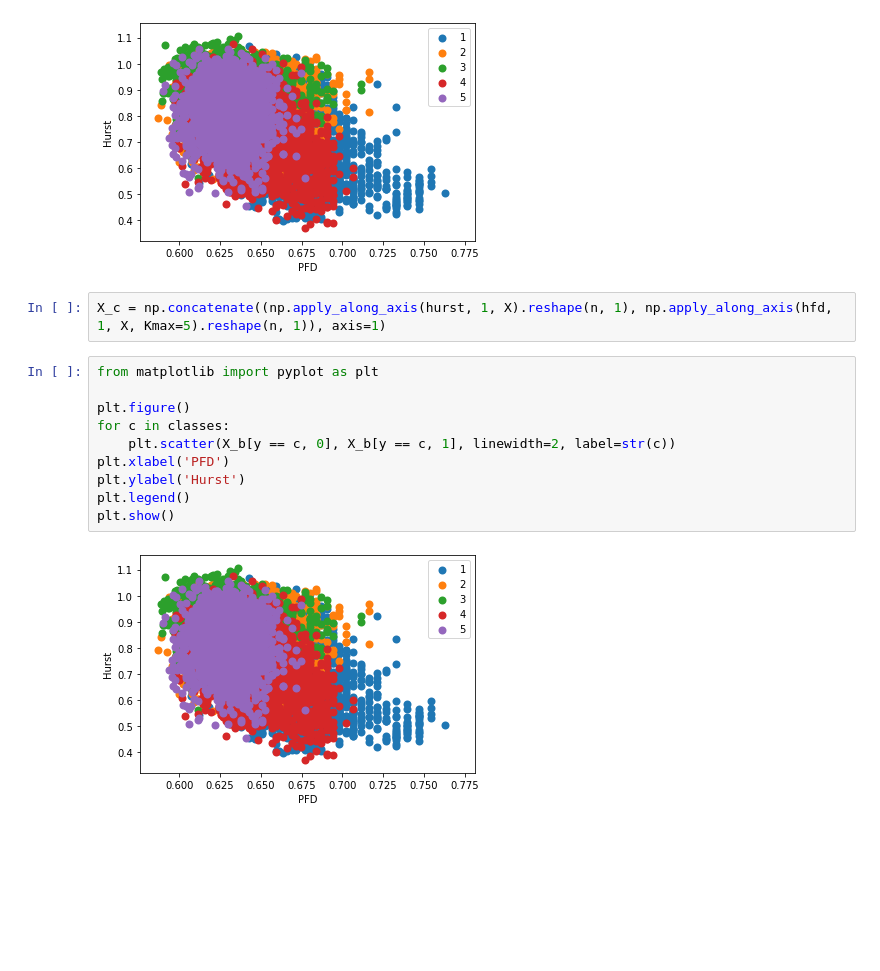
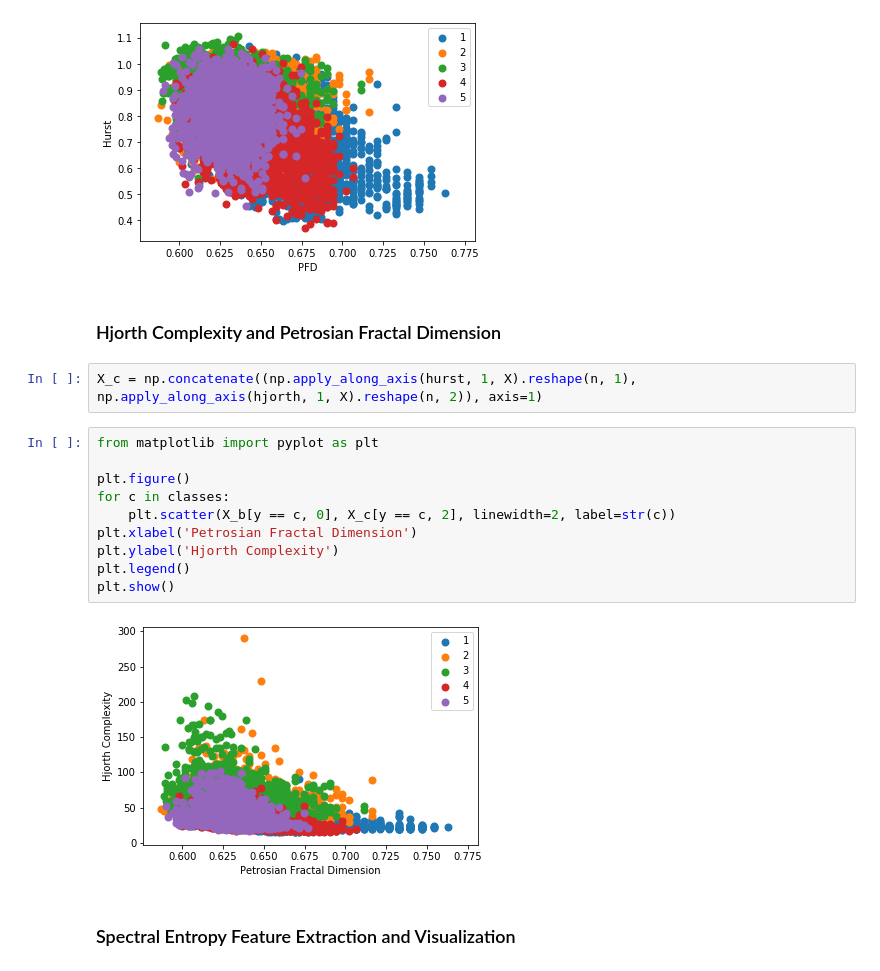
Before and after one commit to carolineh101/cs229-epilepsy, a Jupyter notebook: feature_engineering.ipynb, the cells around one changed output. Drawn from its saved outputs; the diff is of its cells as text; blank space fills up the shorter version.

Commit message:
More features extracted/visualized
Spectral Entropy for the win!

```diff
--- a/feature_engineering.ipynb
+++ b/feature_engineering.ipynb
@@ -42,17 +49,21 @@ plt.legend()
 plt.show()
 # %% [output]
 [figure]
+# %% [markdown]
+### Hjorth Complexity and Petrosian Fractal Dimension
 # %%
-X_c = np.concatenate((np.apply_along_axis(hurst, 1, X).reshape(n, 1), np.apply_along_axis(hfd, 1, X, Kmax=5).reshape(n, 1)), axis=1)
+X_c = np.concatenate((np.apply_along_axis(hurst, 1, X).reshape(n, 1), np.apply_along_axis(hjorth, 1, X).reshape(n, 2)), axis=1)
 # %%
 from matplotlib import pyplot as plt
 
 plt.figure()
 for c in classes:
-    plt.scatter(X_b[y == c, 0], X_b[y == c, 1], linewidth=2, label=str(c))
-plt.xlabel('PFD')
-plt.ylabel('Hurst')
+    plt.scatter(X_b[y == c, 0], X_c[y == c, 2], linewidth=2, label=str(c))
+plt.xlabel('Petrosian Fractal Dimension')
+plt.ylabel('Hjorth Complexity')
 plt.legend()
 plt.show()
 # %% [output]
-[figure, old version]
+[figure, new version]
+# %% [markdown]
+### Spectral Entropy Feature Extraction and Visualization
```
Also changed, not shown: parts of 20 cells of this notebook, 2 other files.
